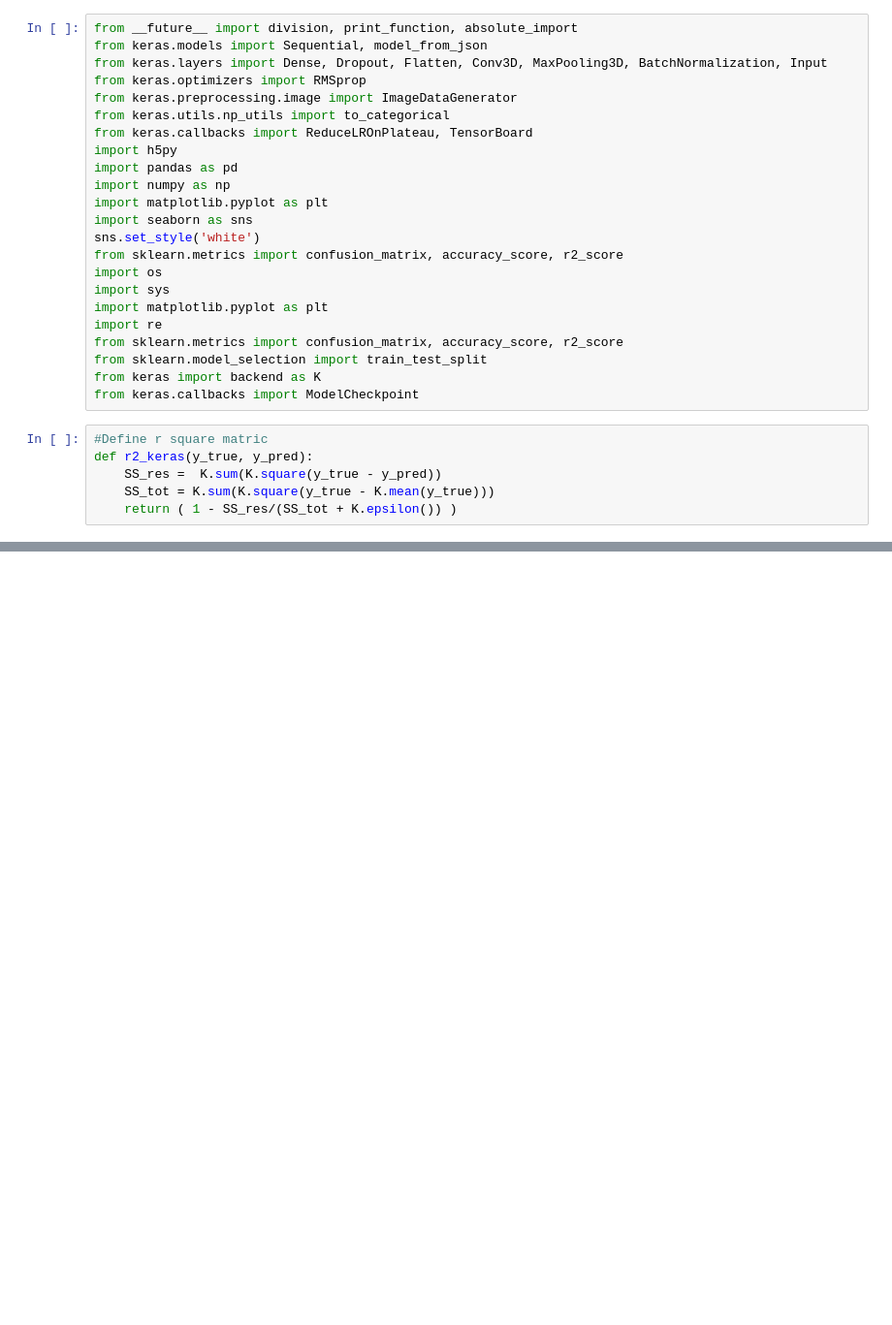
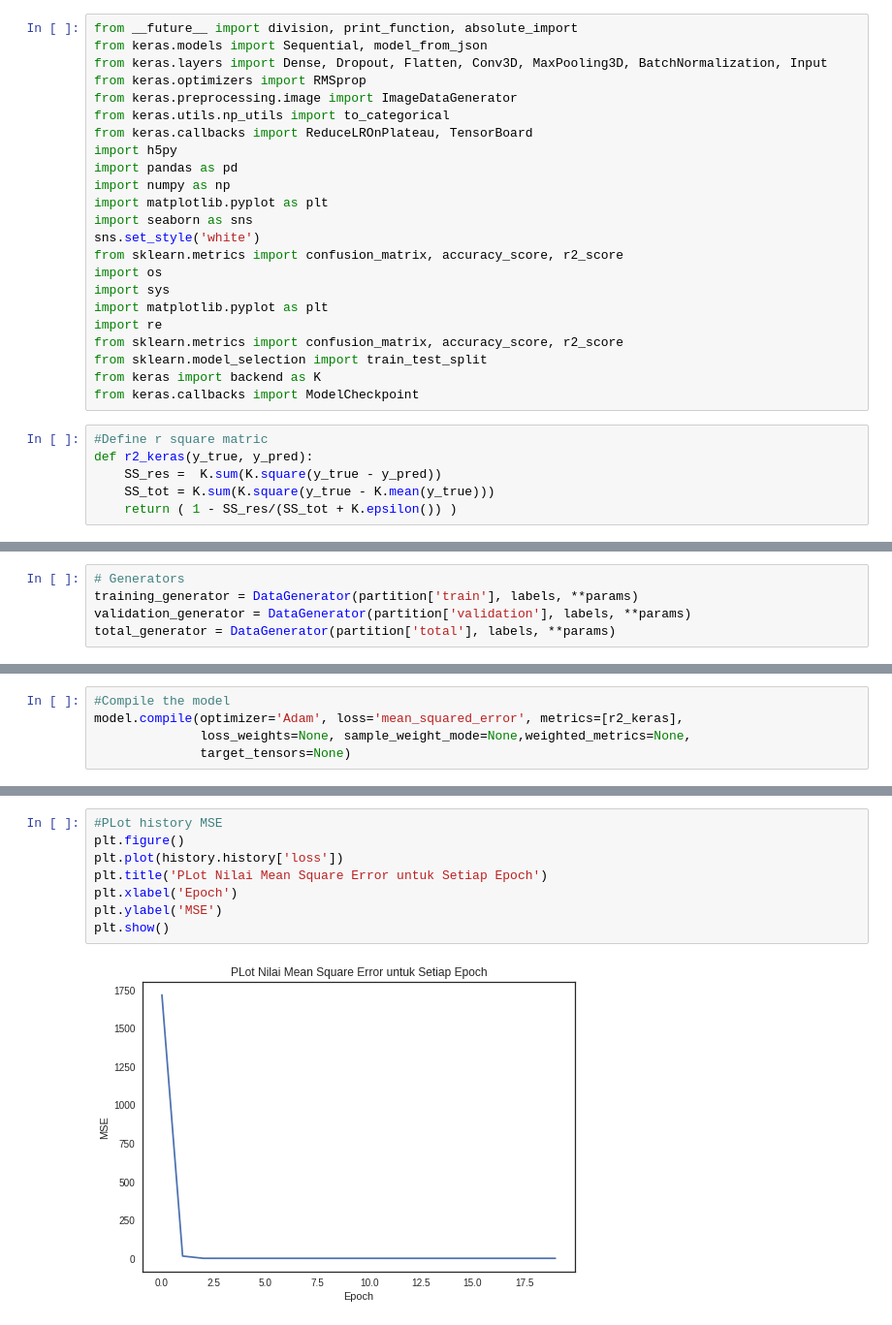
Before and after one commit to fajarwr/CNN_3D_Permaebility, a Jupyter notebook: CNN_3D_Permeability.ipynb, the cells around one changed output, grey strips where cells are left out. Shown at 97% size. Drawn from its saved outputs; the diff is of its cells as text; blank space fills up the shorter version.

```diff
--- a/CNN_3D_Permeability.ipynb
+++ b/CNN_3D_Permeability.ipynb
@@ -53,0 +97,5 @@ gdrive  sample_data
+# %%
+# Generators
+training_generator = DataGenerator(partition['train'], labels, **params)
+validation_generator = DataGenerator(partition['validation'], labels, **params)
+total_generator = DataGenerator(partition['total'], labels, **params)
@@ -53,0 +162,5 @@ gdrive  sample_data
+# %%
+#Compile the model
+model.compile(optimizer='Adam', loss='mean_squared_error', metrics=[r2_keras],
+              loss_weights=None, sample_weight_mode=None,weighted_metrics=None,
+              target_tensors=None)
@@ -53,0 +247,10 @@ gdrive  sample_data
+# %%
+#PLot history MSE
+plt.figure()
+plt.plot(history.history['loss'])
+plt.title('PLot Nilai Mean Square Error untuk Setiap Epoch')
+plt.xlabel('Epoch')
+plt.ylabel('MSE')
+plt.show()
+# %% [output]
+[figure, added]
```
Also changed, not shown: parts of 25 cells of this notebook.
